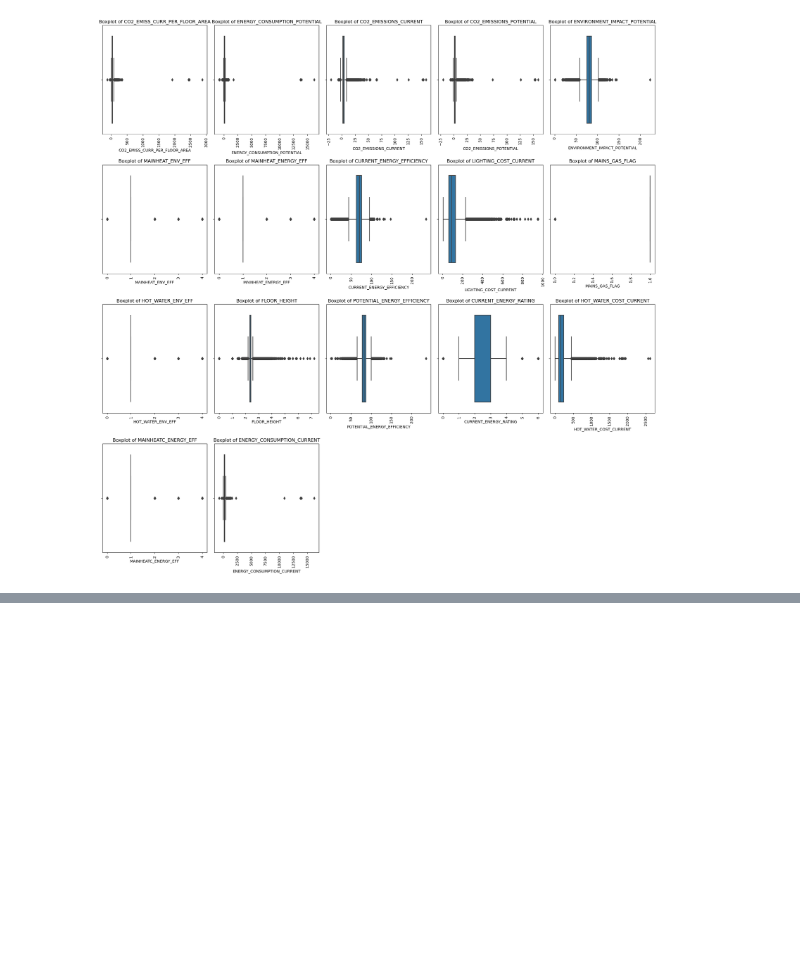
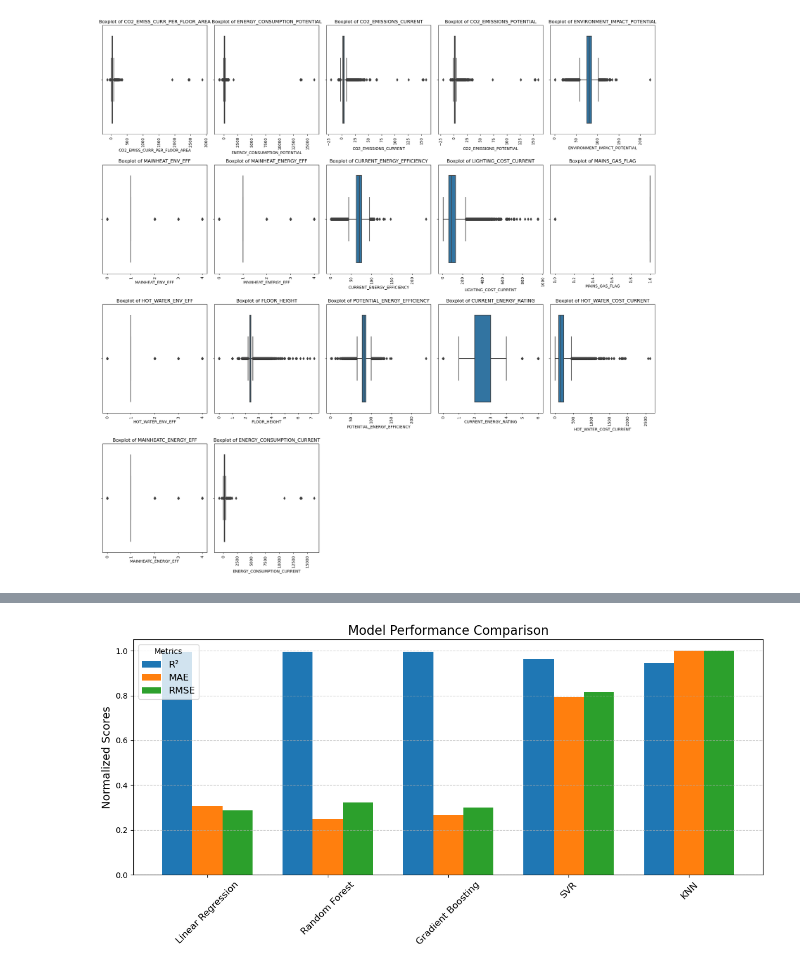
Before and after one commit to Enkhamgalan1230/Energy_Consumption, a Jupyter notebook: Entwan.ipynb, the cells around one changed output, grey strips where cells are left out. Saved outputs shown, nothing was run; the diff lists cells and outputs as text; code cells hidden in the pictures; blank space fills up the shorter version.

```diff
--- a/Entwan.ipynb
+++ b/Entwan.ipynb
@@ -442,0 +518,30 @@ ValueError: The truth value of a Series is ambiguous. Use a.empty, a.bool(), a.i
+# %%
+# Normalize the metrics for combined visualization
+normalized_results = results_df.copy()
+normalized_results['MAE'] = normalized_results['MAE'] / normalized_results['MAE'].max()  # Scale MAE
+normalized_results['RMSE'] = normalized_results['RMSE'] / normalized_results['RMSE'].max()  # Scale RMSE
+
+# Plot the normalized metrics
+metrics = ['R²', 'MAE', 'RMSE']
+x = np.arange(len(results_df.index))  # Number of models
+width = 0.25  # Width of each bar
+
+fig, ax = plt.subplots(figsize=(12, 6))
+
+# Add bars for each metric
+for i, metric in enumerate(metrics):
+    ax.bar(x + i * width, normalized_results[metric], width, label=metric)
+
+# Add labels, title, and legend
+ax.set_xticks(x + width)
+ax.set_xticklabels(results_df.index, rotation=45, fontsize=12)
+ax.set_ylabel('Normalized Scores', fontsize=14)
+ax.set_title('Model Performance Comparison', fontsize=16)
+ax.legend(title="Metrics", fontsize=12)
+
+# Add grid for better readability
+plt.grid(axis='y', linestyle='--', alpha=0.7)
+plt.tight_layout()
+plt.show()
+# %% [output]
+[figure, added]
```
Also changed, not shown: parts of 6 cells of this notebook, 1 other file.
